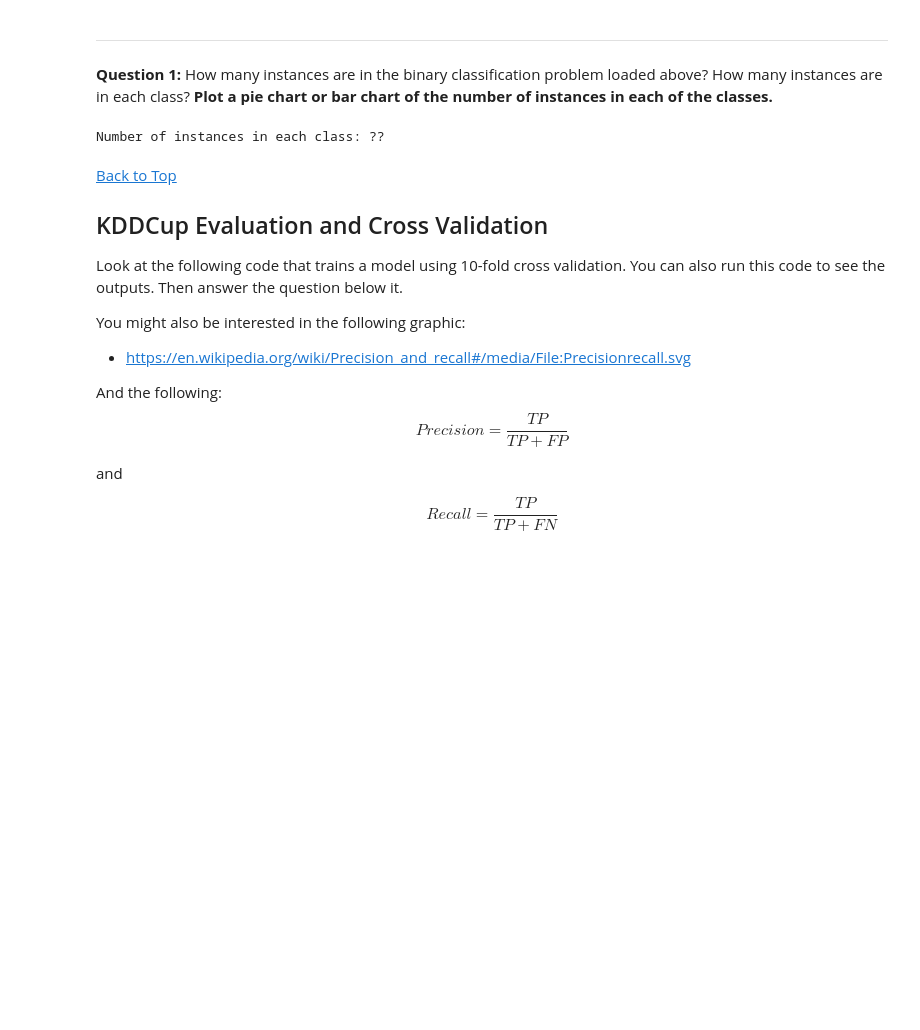
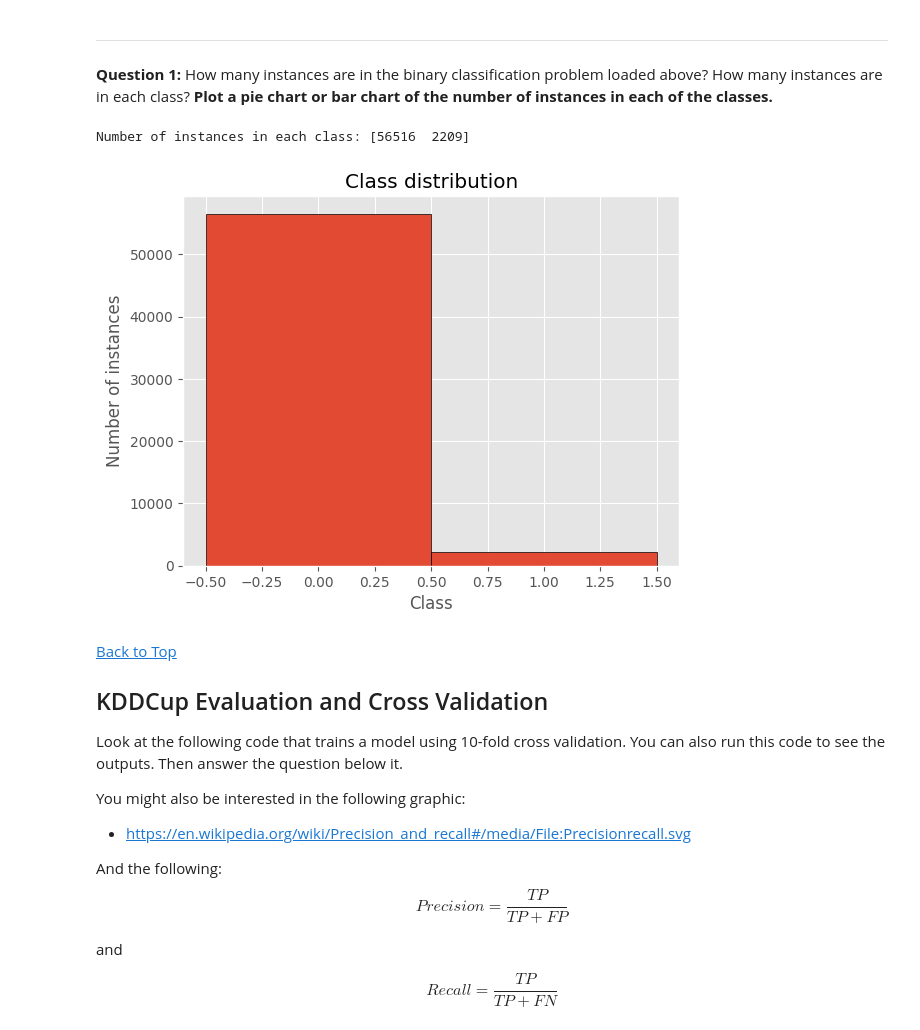
Before and after one commit to bonitadavis/ML-Flipped-Assignment-3, a Jupyter notebook: ICA3_MachineLearning.ipynb, the cells around one changed output. Drawn from its saved outputs; the diff is of its cells as text; code cells hidden in the pictures; blank space fills up the shorter version.

```diff
--- a/ICA3_MachineLearning.ipynb
+++ b/ICA3_MachineLearning.ipynb
@@ -64,17 +64,23 @@ ___
 **Question 1:** How many instances are in the binary classification problem loaded above? How many instances are in each class? **Plot a pie chart or bar chart of the number of instances in each of the classes.**
 # %%
 from matplotlib import pyplot as plt
+import numpy as np
+
 %matplotlib inline
 plt.style.use('ggplot')
 
+# Assuming y is the target variable
+print('Number of instances in each class:', np.bincount(y))
 
-#=== Fill in code below========
-print('Number of instances in each class:','??')
-# you might be interested in the functions:
-#     np.bincount
-#     plt.hist
+# Plot histogram
+plt.hist(y, bins=np.arange(y.min(), y.max() + 2) - 0.5, edgecolor='black')
+plt.xlabel('Class')
+plt.ylabel('Number of instances')
+plt.title('Class distribution')
+plt.show()
 # %% [output]
-Number of instances in each class: ??
+Number of instances in each class: [56516  2209]
+[figure, added]
 # %% [markdown]
 <a id="kdd_eval"></a>
 <a href="#top">Back to Top</a>
```
Also changed, not shown: parts of 15 cells of this notebook.
